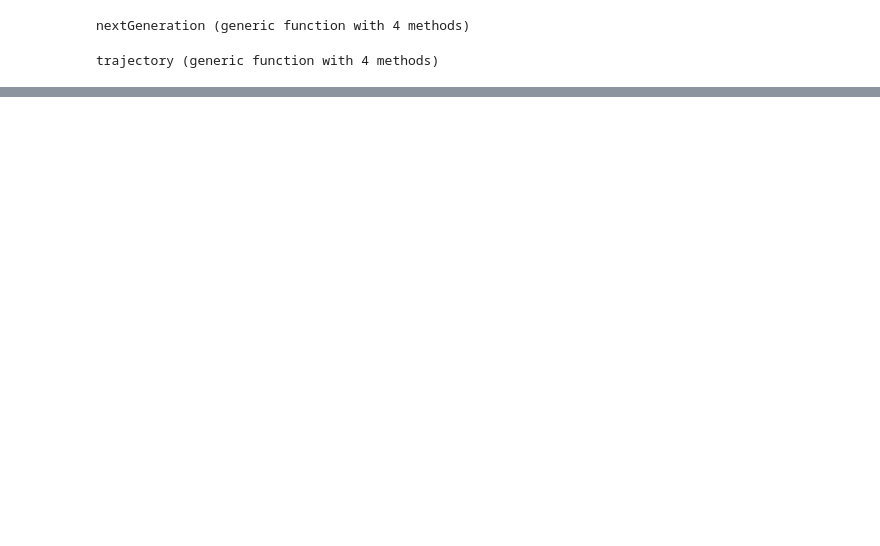
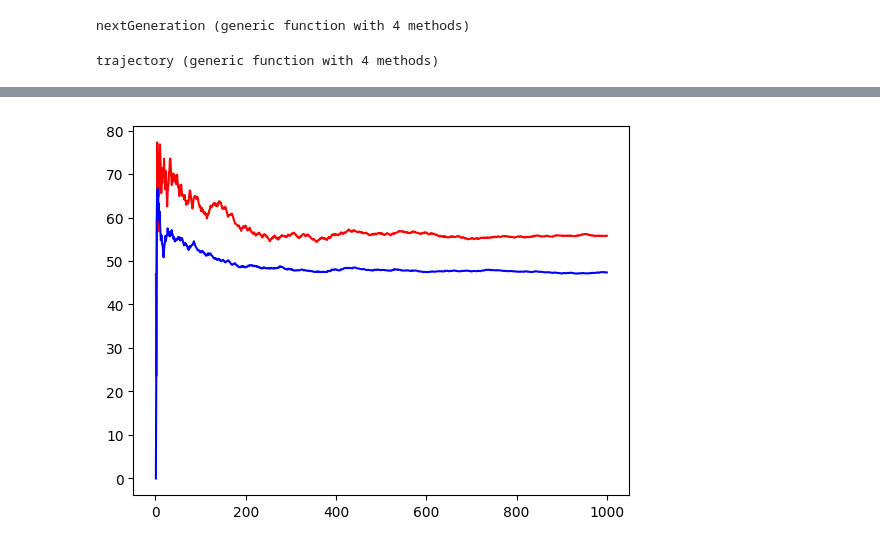
Before and after one commit to Flewer47/MOPSIProject, a Jupyter notebook: Wright-Fisher_Algorithm.ipynb, the cells around one changed output, grey strips where cells are left out. Drawn from its saved outputs; the diff is of its cells as text; code cells hidden in the pictures; blank space fills up the shorter version.

```diff
--- a/Wright-Fisher_Algorithm.ipynb
+++ b/Wright-Fisher_Algorithm.ipynb
@@ -102,0 +108,26 @@ show()
+# %%
+using Statistics
+
+numberOfIterations = 1000
+collectionOfTimeAbsorption = zeros(Float64, numberOfIterations)
+meanTimeAbsorption = zeros(Float64, numberOfIterations)
+standardDeviationTimeAbsorption = zeros(Float64, numberOfIterations)
+
+res, vector = trajectory(populationSize, initialProportion, finalTime, p0to1, p1to0, selectionFactor)
+collectionOfTimeAbsorption[1] = res
+meanTimeAbsorption[1] = res
+standardDeviationTimeAbsorption[1] = 0
+
+for i in 2:numberOfIterations
+    res, vector = trajectory(populationSize, initialProportion, finalTime, p0to1, p1to0, selectionFactor)
+    collectionOfTimeAbsorption[i] = res
+    meanTimeAbsorption[i] = mean(collectionOfTimeAbsorption[1:i])
+    standardDeviationTimeAbsorption[i] = std(collectionOfTimeAbsorption[1:i])
+end
+
+
+plot(1:numberOfIterations, meanTimeAbsorption, color="red")
+plot(1:numberOfIterations, standardDeviationTimeAbsorption, color="blue")
+show()
+# %% [output]
+[figure, added]
```
Also changed, not shown: parts of 2 cells of this notebook.
